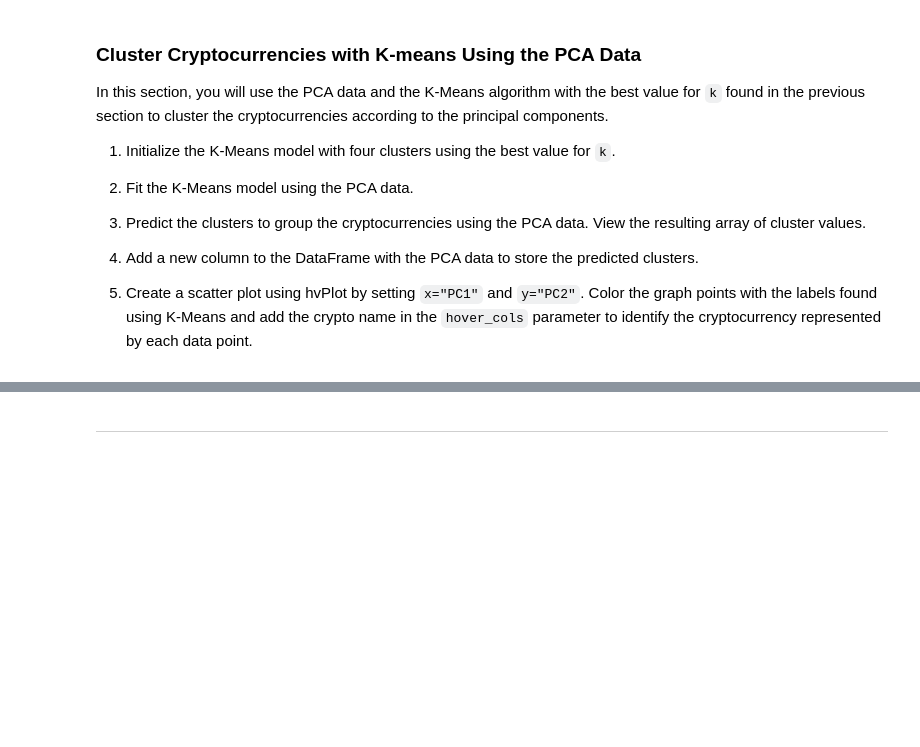
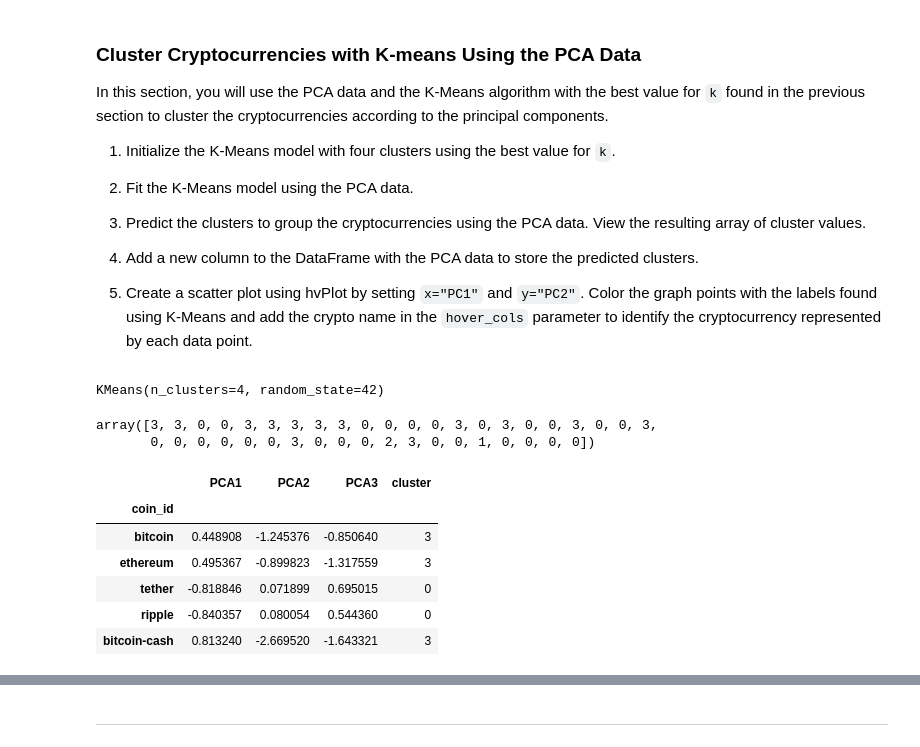
Before and after one commit to nmendelow/bootcamp_challenge_10, a Jupyter notebook: crypto_investments.ipynb, the cells around one changed output, grey strips where cells are left out. Saved outputs shown, nothing was run; the diff lists cells and outputs as text; code cells hidden in the pictures; blank space fills up the shorter version.

```diff
--- a/crypto_investments.ipynb
+++ b/crypto_investments.ipynb
@@ -380,25 +386,38 @@ In this section, you will use the PCA data and the K-Means algorithm with the be
 5. Create a scatter plot using hvPlot by setting `x="PC1"` and `y="PC2"`. Color the graph points with the labels found using K-Means and add the crypto name in the `hover_cols` parameter to identify the cryptocurrency represented by each data point.
 # %%
 # Initialize the K-Means model using the best value for k
-# YOUR CODE HERE!
+model = KMeans (n_clusters=4, random_state =42)
 # %%
 # Fit the K-Means model using the PCA data
-# YOUR CODE HERE!
+model.fit(new_pca_df)
+# %% [output]
+KMeans(n_clusters=4, random_state=42)
 # %%
 # Predict the clusters to group the cryptocurrencies using the PCA data
-# YOUR CODE HERE!
+pca_model = model.predict(new_pca_df)
 
 # View the resulting array of cluster values.
-# YOUR CODE HERE!
+pca_model
+# %% [output]
+array([3, 3, 0, 0, 3, 3, 3, 3, 3, 0, 0, 0, 0, 3, 0, 3, 0, 0, 3, 0, 0, 3,
+       0, 0, 0, 0, 0, 0, 3, 0, 0, 0, 2, 3, 0, 0, 1, 0, 0, 0, 0])
 # %%
 # Create a copy of the DataFrame with the PCA data
-# YOUR CODE HERE!
+pca_model_prediction = new_pca_df.copy()
 
 # Add a new column to the DataFrame with the predicted clusters
-# YOUR CODE HERE!
+pca_model_prediction["cluster"] = pca_model
 
 # Display sample data
-# YOUR CODE HERE!
+pca_model_prediction.head()
+# %% [output]
+|  | PCA1 | PCA2 | PCA3 | cluster |
+| coin_id |  |  |  |  |
+| bitcoin | 0.448908 | -1.245376 | -0.850640 | 3 |
+| ethereum | 0.495367 | -0.899823 | -1.317559 | 3 |
+| tether | -0.818846 | 0.071899 | 0.695015 | 0 |
+| ripple | -0.840357 | 0.080054 | 0.544360 | 0 |
+| bitcoin-cash | 0.813240 | -2.669520 | -1.643321 | 3 |
 # %%
 # Create a scatter plot using hvPlot by setting
 # `x="PC1"` and `y="PC2"`.
```
Also changed, not shown: parts of 7 cells of this notebook, 12 other files.
